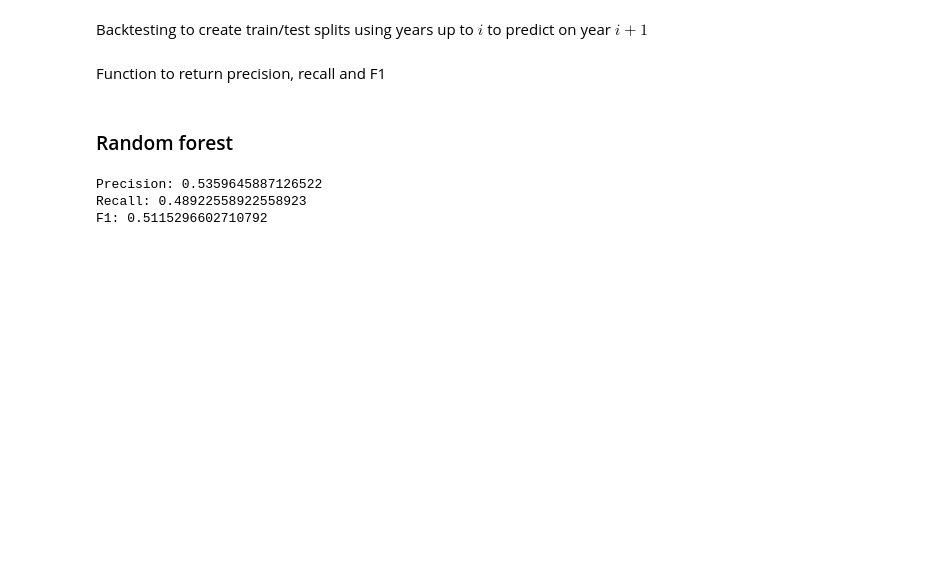
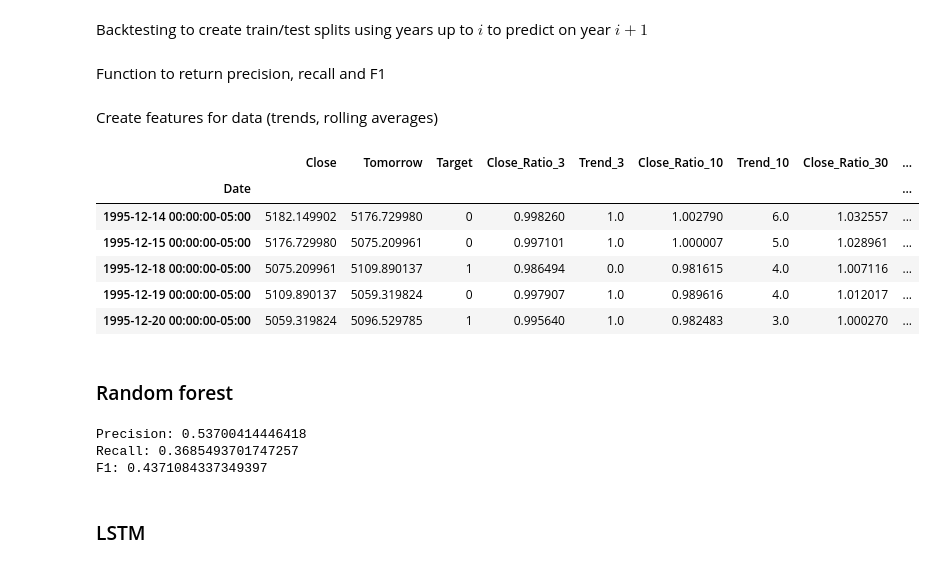
Before and after one commit to takavor/Stock-Market-Predictor, a Jupyter notebook: notebooks/prediction.ipynb, the cells around one changed output. Saved outputs shown, nothing was run; the diff lists cells and outputs as text; code cells hidden in the pictures; blank space fills up the shorter version.

```diff
--- a/notebooks/prediction.ipynb
+++ b/notebooks/prediction.ipynb
@@ -125,15 +115,46 @@ predictors = ['Close', 'Volume', 'Open', 'High', 'Low']
+# %% [markdown]
+Create features for data (trends, rolling averages)
+# %%
+# time in days
+time_windows = [3, 10, 30, 60, 300, 1000]
+predictors = []
+
+for time_window in time_windows:
+    rolling_avgs = dow.rolling(time_window).mean()
+
+    ratio_column_name = f'Close_Ratio_{time_window}'
+    dow[ratio_column_name] = dow['Close'] / rolling_avgs['Close']
+
+    # num of days where stock price went up
+    trend_column_name = f'Trend_{time_window}'
+    dow[trend_column_name] = dow.shift(1).rolling(time_window).sum()['Target']
+
+    predictors += [ratio_column_name, trend_column_name]
+
+dow = dow.dropna()
+dow.head()
+# %% [output]
+|  | Close | Tomorrow | Target | Close_Ratio_3 | Trend_3 | Close_Ratio_10 | Trend_10 | Close_Ratio_30 | ... |
+| Date |  |  |  |  |  |  |  |  | ... |
+| 1995-12-14 00:00:00-05:00 | 5182.149902 | 5176.729980 | 0 | 0.998260 | 1.0 | 1.002790 | 6.0 | 1.032557 | ... |
+| 1995-12-15 00:00:00-05:00 | 5176.729980 | 5075.209961 | 0 | 0.997101 | 1.0 | 1.000007 | 5.0 | 1.028961 | ... |
+| 1995-12-18 00:00:00-05:00 | 5075.209961 | 5109.890137 | 1 | 0.986494 | 0.0 | 0.981615 | 4.0 | 1.007116 | ... |
+| 1995-12-19 00:00:00-05:00 | 5109.890137 | 5059.319824 | 0 | 0.997907 | 1.0 | 0.989616 | 4.0 | 1.012017 | ... |
+| 1995-12-20 00:00:00-05:00 | 5059.319824 | 5096.529785 | 1 | 0.995640 | 1.0 | 0.982483 | 3.0 | 1.000270 | ... |
 # %% [markdown]
 ### Random forest
 # %%
 from sklearn.ensemble import RandomForestClassifier
 
-rf = RandomForestClassifier(n_estimators=80, min_samples_split=100, random_state=1)
+rf = RandomForestClassifier(n_estimators=200, min_samples_split=40, random_state=1)
 
 predictions = backtest(dow, rf, predictors)
 
 rf_precision, rf_recall, rf_f1 = metrics(y_true=predictions['Target'], y_pred=predictions['Predictions'])
 print_metrics(rf_precision, rf_recall, rf_f1)
 # %% [output]
-Precision: 0.5359645887126522
-Recall: 0.48922558922558923
-F1: 0.5115296602710792
+Precision: 0.53700414446418
+Recall: 0.3685493701747257
+F1: 0.4371084337349397
+# %% [markdown]
+### LSTM
```
Also changed, not shown: parts of 14 cells of this notebook.
